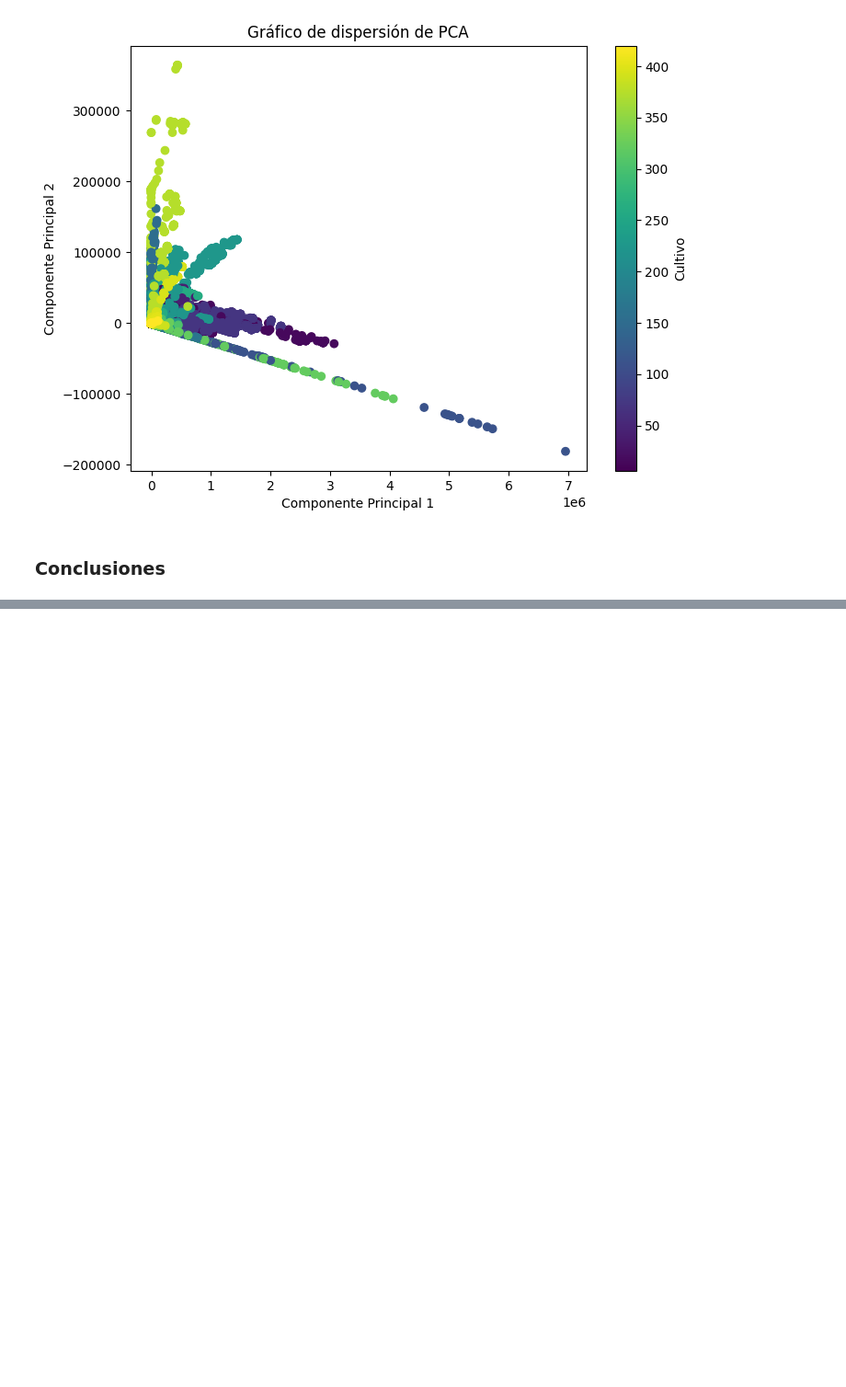
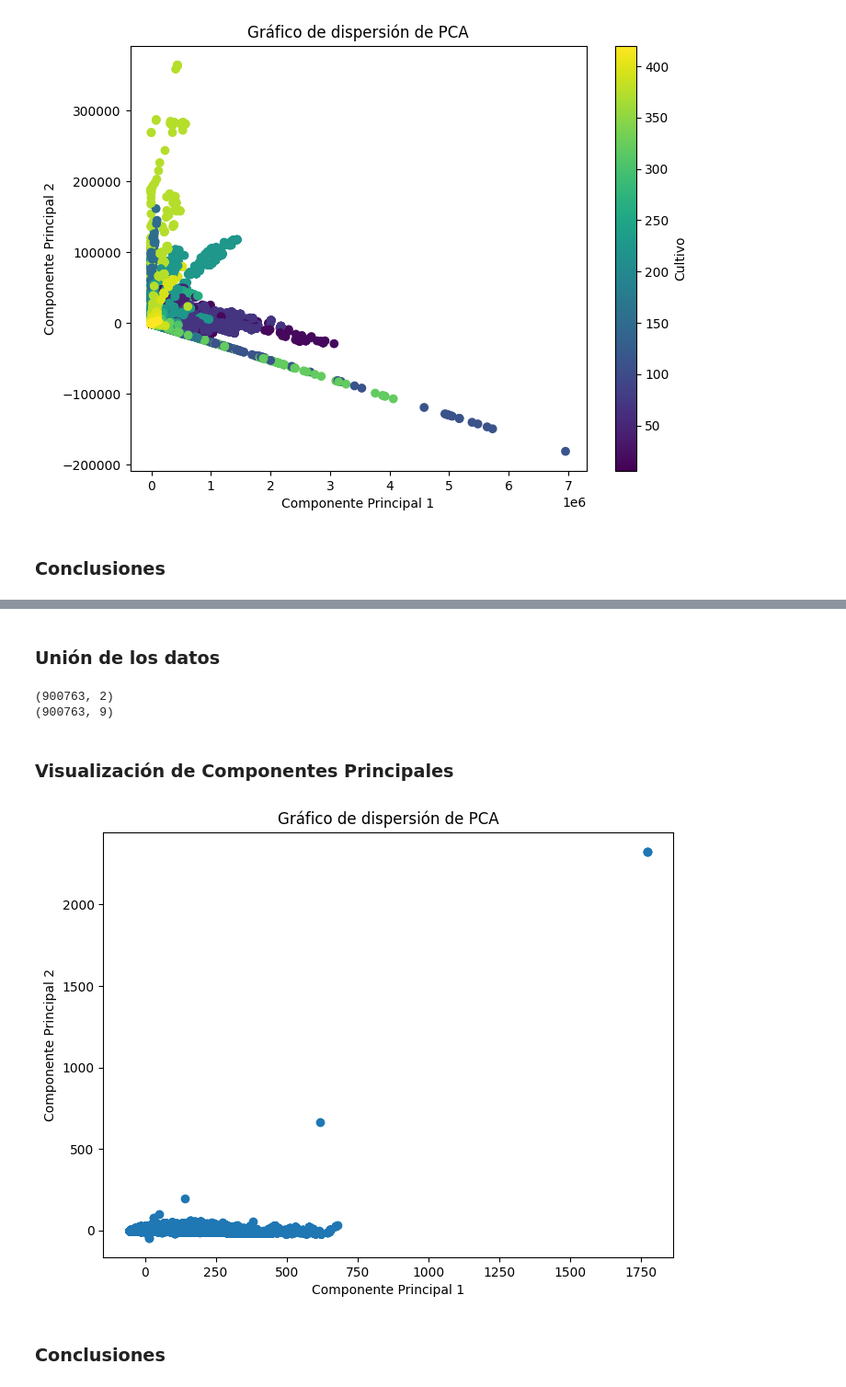
Before and after one commit to josemal98/Proyecto_Ing_Caract, a Jupyter notebook: Segunda_parte/PCA.ipynb, the cells around one changed output, grey strips where cells are left out. Shown at 92% size. Saved outputs shown, nothing was run; the diff lists cells and outputs as text; code cells hidden in the pictures; blank space fills up the shorter version.

Commit message:
PCA SIAP y SNIIM

```diff
--- a/Segunda_parte/PCA.ipynb
+++ b/Segunda_parte/PCA.ipynb
@@ -209,0 +215,2 @@ La visualización gráfica revela patrones, aunque su interpretación requerirí
+# %%
+df_sniim = pd.read_parquet('../Tidy/SNIIM.parquet')
@@ -209,0 +259,25 @@ La visualización gráfica revela patrones, aunque su interpretación requerirí
+# %%
+# Seleccionar solo las columnas de interés
+selected_columns = ['Precio Minimo','Precio Maximo', 'Precio Frecuente']
+df_selected = df_sniim[selected_columns]
+
+# Crear un objeto PCA y ajustarlo a los datos
+n_components = 2
+pca = PCA(n_components=n_components)
+
+pca.fit(df_selected)
+
+# Obtener las componentes principales y la varianza explicada
+principal_components = pca.transform(df_selected)
+explained_variance = pca.explained_variance_ratio_
+
+# Crear un nuevo DataFrame con las componentes principales
+columns = [f'PC{i+1}' for i in range(principal_components.shape[1])]
+pca_df = pd.DataFrame(data=principal_components, columns=columns)
+
+# Imprimir el DataFrame con las componentes principales
+print(pca_df)
+
+# Imprimir la varianza explicada por cada componente principal
+print("Varianza explicada por cada componente principal:")
+print(explained_variance)
@@ -209,0 +301,25 @@ La visualización gráfica revela patrones, aunque su interpretación requerirí
+# %% [markdown]
+### Unión de los datos
+# %%
+print(pca_df.shape)
+print(df_sniim.shape)
+# %% [output]
+(900763, 2)
+(900763, 9)
+# %%
+merged_df = pd.merge(df_sniim, pca_df, left_index=True, right_index=True)
+# %% [markdown]
+### Visualización de Componentes Principales
+# %%
+# Supongamos que tus componentes principales se llaman "PC1" y "PC2"
+plt.figure(figsize=(8, 6))
+plt.scatter(merged_df['PC1'], merged_df['PC2'])
+plt.xlabel('Componente Principal 1')
+plt.ylabel('Componente Principal 2')
+plt.title('Gráfico de dispersión de PCA')
+
+plt.show()
+# %% [output]
+[figure, added]
+# %% [markdown]
+### Conclusiones
```
Also changed, not shown: parts of 12 cells of this notebook.
